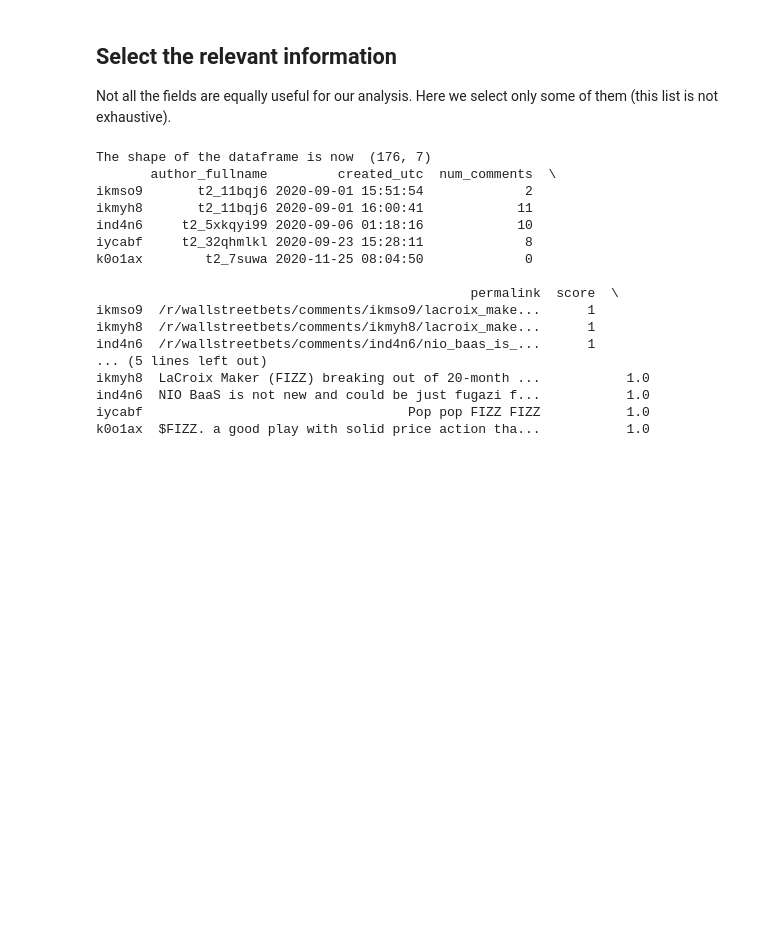
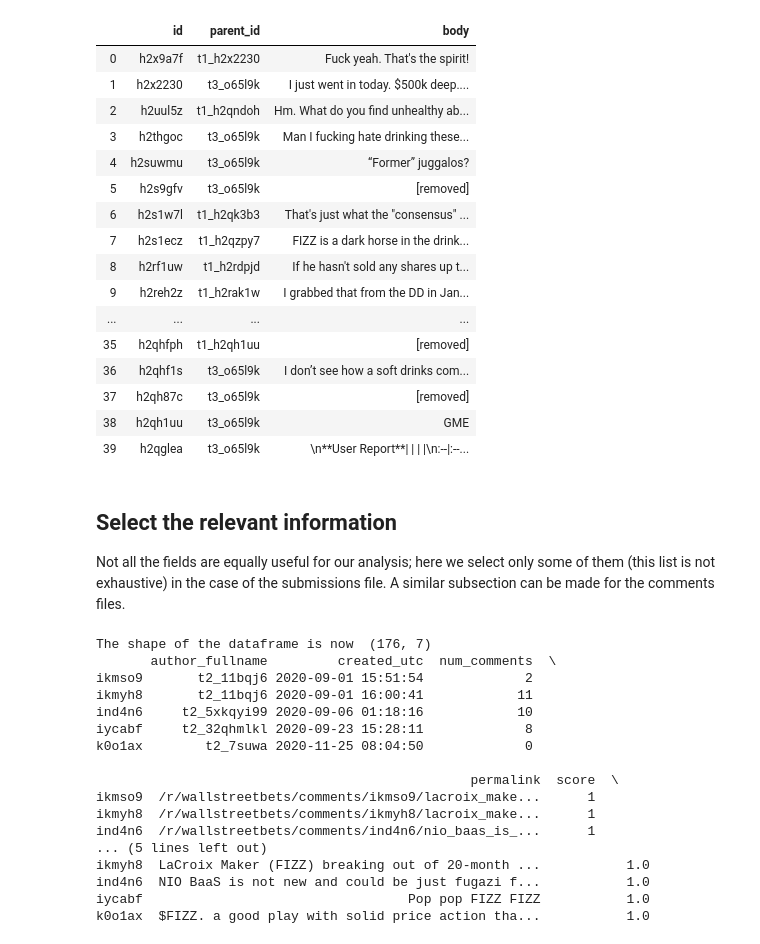
Before and after one commit to ValerioGemm/socioPhysicsTUe_econ, a Jupyter notebook: reddit.ipynb, the cells around one changed output. Saved outputs shown, nothing was run; the diff lists cells and outputs as text; code cells hidden in the pictures; blank space fills up the shorter version.

```diff
--- a/reddit.ipynb
+++ b/reddit.ipynb
@@ -6,8 +7,9 @@ Here we open a json file containing all the reddit submissions related to stock
 # %%
 import pandas as pd
-filename = 'Z:/Reddit/FIZZ/submissions_wallstreetbets_FIZZ_start20200901_end20210706.json' # insert here your path
+stock = 'FIZZ'
+filename = 'Z:/Reddit/' + stock + '/submissions_wallstreetbets_' + stock + '_start20200901_end20210706.json' # insert here your path
 df = pd.read_json(filename, orient='index')
 # print the first entry:
-print(df.iloc[0])
+print(df.iloc[5])
 # %% [output]
 all_awardings                                                           []
@@ -29,0 +35,10 @@ Name: ikmso9, dtype: object
+# %%
+subm = 'o65l9k'
+df.loc[subm]
+print('')
+print('The web link of this submission is: ', df['full_link'].loc[subm])
+
+# the comments associated to the submission are in a separate json file:
+filename_comments = 'Z:/Reddit/' + stock + '/comments/comments_' + stock + '_idsubmission_' + subm + '.json'
+df_comments = pd.read_json(filename_comments)
+df_comments.head()
@@ -30,6 +99,27 @@ Name: ikmso9, dtype: object
+# %%
+# we can check the hierarchy of comments and replies by looking at the 'parent_id' field:
+df_comments[['id','parent_id','body']]
+# %% [output]
+|  | id | parent_id | body |
+| 0 | h2x9a7f | t1_h2x2230 | Fuck yeah. That's the spirit! |
+| 1 | h2x2230 | t3_o65l9k | I just went in today. $500k deep.... |
+| 2 | h2uul5z | t1_h2qndoh | Hm. What do you find unhealthy ab... |
+| 3 | h2thgoc | t3_o65l9k | Man I fucking hate drinking these... |
+| 4 | h2suwmu | t3_o65l9k | “Former” juggalos? |
+| 5 | h2s9gfv | t3_o65l9k | [removed] |
+| 6 | h2s1w7l | t1_h2qk3b3 | That's just what the "consensus" ... |
+| 7 | h2s1ecz | t1_h2qzpy7 | FIZZ is a dark horse in the drink... |
+| 8 | h2rf1uw | t1_h2rdpjd | If he hasn't sold any shares up t... |
+| 9 | h2reh2z | t1_h2rak1w | I grabbed that from the DD in Jan... |
+| ... | ... | ... | ... |
+| 35 | h2qhfph | t1_h2qh1uu | [removed] |
+| 36 | h2qhf1s | t3_o65l9k | I don’t see how a soft drinks com... |
+| 37 | h2qh87c | t3_o65l9k | [removed] |
+| 38 | h2qh1uu | t3_o65l9k | GME |
+| 39 | h2qglea | t3_o65l9k | \n**User Report**| | | |\n:--|:--... |
 # %% [markdown]
 ## Select the relevant information
-Not all the fields are equally useful for our analysis. Here we select only some of them (this list is not exhaustive).
+Not all the fields are equally useful for our analysis; here we select only some of them (this list is not exhaustive) in the case of the submissions file. A similar subsection can be made for the comments files.
 # %%
 list_fields = ['author_fullname','created_utc','num_comments','permalink','score','title','upvote_ratio']
 df = df[list_fields]
```
Also changed, not shown: parts of 9 cells of this notebook, 2 other files.
